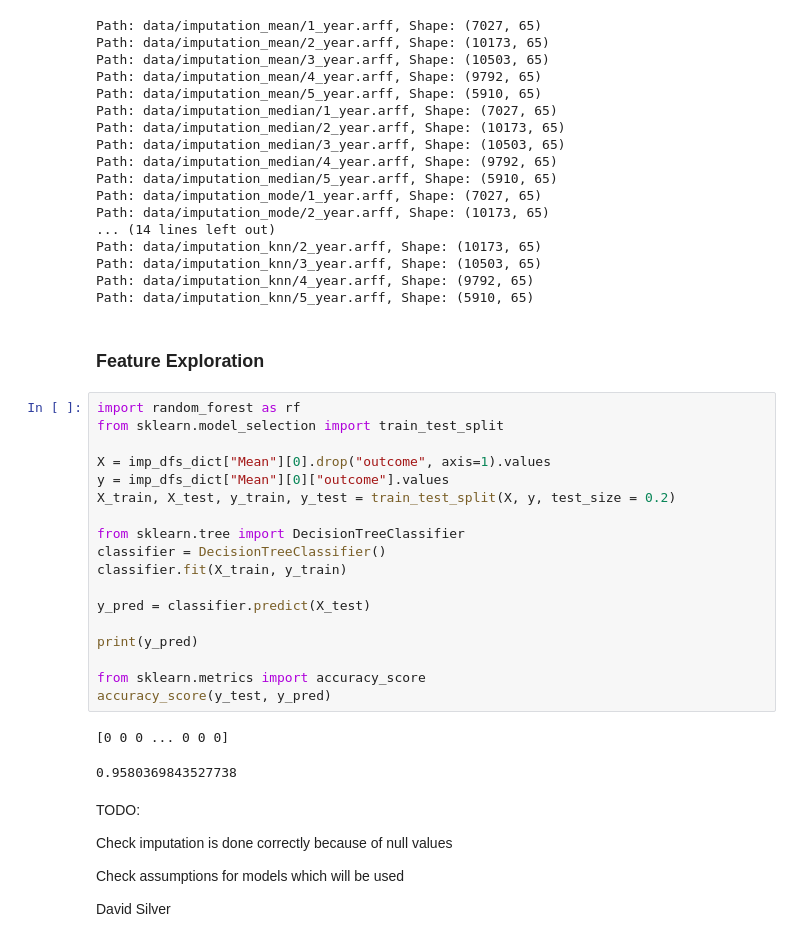
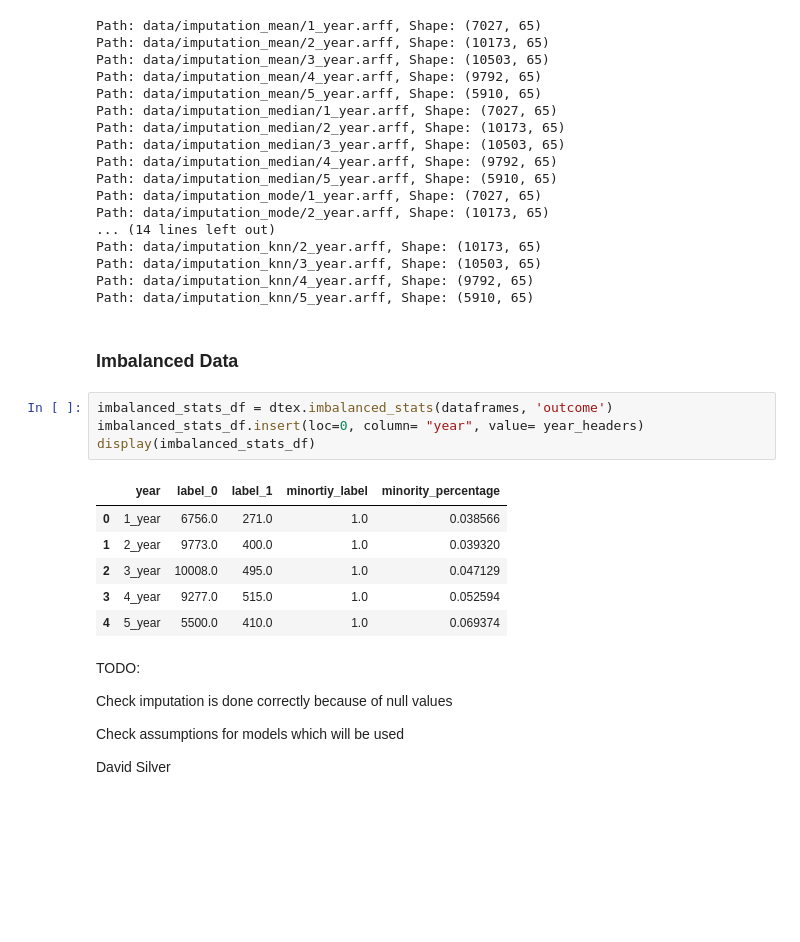
Before and after one commit to achmand/Polish-Bankruptcy-Prediction, a Jupyter notebook: src/dylan_assignment.ipynb, the cells around one changed output. Cells and saved outputs as stored; diff of their text form; blank space fills up the shorter version.

Commit message:
[CODE] Implemented unbalanced data stats function.

```diff
--- a/src/dylan_assignment.ipynb
+++ b/src/dylan_assignment.ipynb
@@ -162,29 +162,19 @@ Path: data/imputation_knn/2_year.arff, Shape: (10173, 65)
 Path: data/imputation_knn/3_year.arff, Shape: (10503, 65)
 Path: data/imputation_knn/4_year.arff, Shape: (9792, 65)
 Path: data/imputation_knn/5_year.arff, Shape: (5910, 65)
-# %% [markdown]
-### Feature Exploration
-# %%
-import random_forest as rf
-from sklearn.model_selection import train_test_split
-
-X = imp_dfs_dict["Mean"][0].drop("outcome", axis=1).values
-y = imp_dfs_dict["Mean"][0]["outcome"].values
-X_train, X_test, y_train, y_test = train_test_split(X, y, test_size = 0.2)
-
-from sklearn.tree import DecisionTreeClassifier
-classifier = DecisionTreeClassifier()
-classifier.fit(X_train, y_train)
-
-y_pred = classifier.predict(X_test)
-
-print(y_pred)
-
-from sklearn.metrics import accuracy_score
-accuracy_score(y_test, y_pred)
-# %% [output]
-[0 0 0 ... 0 0 0]
-0.9580369843527738
+# %% [markdown]
+### Imbalanced Data
+# %%
+imbalanced_stats_df = dtex.imbalanced_stats(dataframes, 'outcome')
+imbalanced_stats_df.insert(loc=0, column= "year", value= year_headers)
+display(imbalanced_stats_df)
+# %% [output]
+|  | year | label_0 | label_1 | minortiy_label | minority_percentage |
+| 0 | 1_year | 6756.0 | 271.0 | 1.0 | 0.038566 |
+| 1 | 2_year | 9773.0 | 400.0 | 1.0 | 0.039320 |
+| 2 | 3_year | 10008.0 | 495.0 | 1.0 | 0.047129 |
+| 3 | 4_year | 9277.0 | 515.0 | 1.0 | 0.052594 |
+| 4 | 5_year | 5500.0 | 410.0 | 1.0 | 0.069374 |
 # %% [markdown]
 TODO:
 
```
Also changed, not shown: parts of 1 cell of this notebook, 5 other files.
